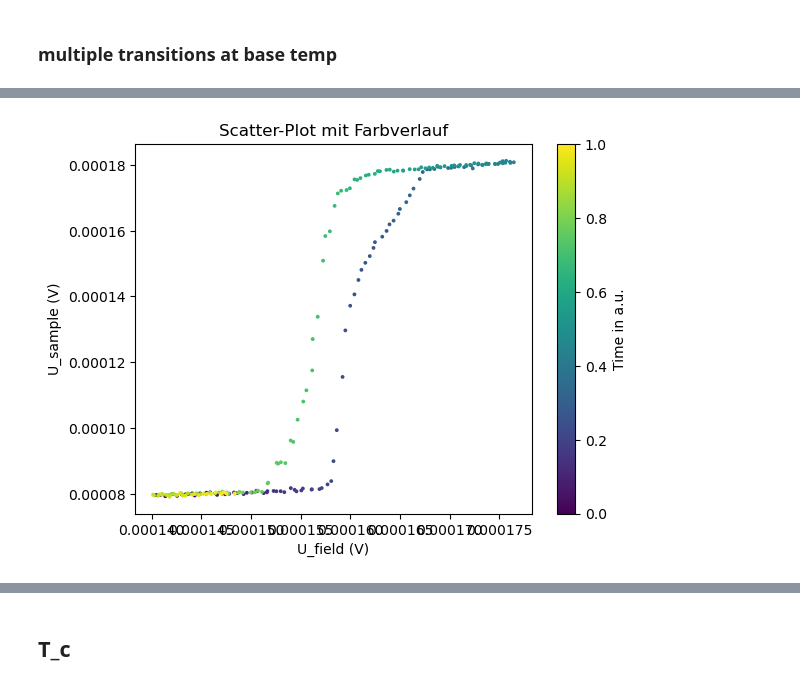
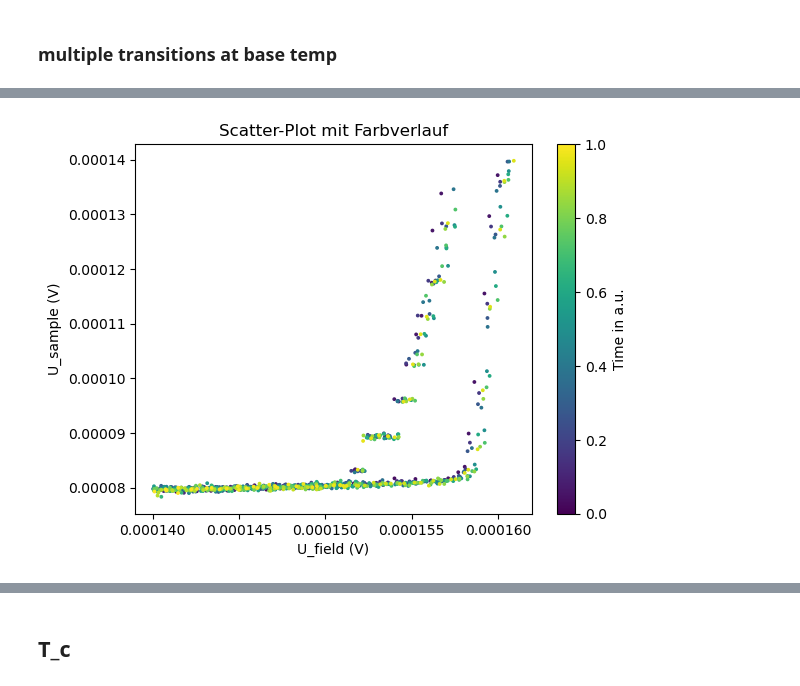
Before and after one commit to Darrenshan27/supraconductivity, a Jupyter notebook: data_processing.ipynb, the cells around one changed output, grey strips where cells are left out. Cells and saved outputs as stored; diff of their text form; code cells hidden in the pictures.

```diff
--- a/data_processing.ipynb
+++ b/data_processing.ipynb
@@ -454,7 +454,8 @@ df.head()
 # %% [markdown]
 ### multiple transitions at base temp
 # %%
-df_hc = pd.read_csv('data_preprocessed/'+csv_files[1])
+df_hc = pd.read_csv('data_proprocessed_2/'+csv_files[1])
 df_hc = df_hc[df_hc['U_field (V)'] >= 0.00014]
-df_hc = df_hc[:200]
+#df_hc = df_hc[:200]
 df_hc.head()
+df_filtered = df_hc[df_hc['U_sample (V)'] < 0.00014]
@@ -468,12 +462,12 @@ df_hc.head()
 # %%
-colors = np.linspace(0, 1, len(df_hc))
+colors = np.linspace(0, 1, len(df_filtered))
 #plt.plot(df_hc['U_field (V)'], df_hc['U_sample (V)'])
 # Scatter-Plot mit Farbverlauf erstellen
-plt.scatter(df_hc['U_field (V)'], df_hc['U_sample (V)'], c=colors, cmap='viridis', s=3)
+plt.scatter(df_filtered['U_field (V)'], df_filtered['U_sample (V)'], c=colors, cmap='viridis', s=3)
 plt.colorbar(label='Time in a.u.')  # Farbleiste hinzufügen
 plt.xlabel('U_field (V)')
 plt.ylabel('U_sample (V)')
 plt.title('Scatter-Plot mit Farbverlauf')
 plt.show()
 # %% [output]
-[figure, old version]
+[figure, new version]
```
Also changed, not shown: parts of 5 cells of this notebook.
